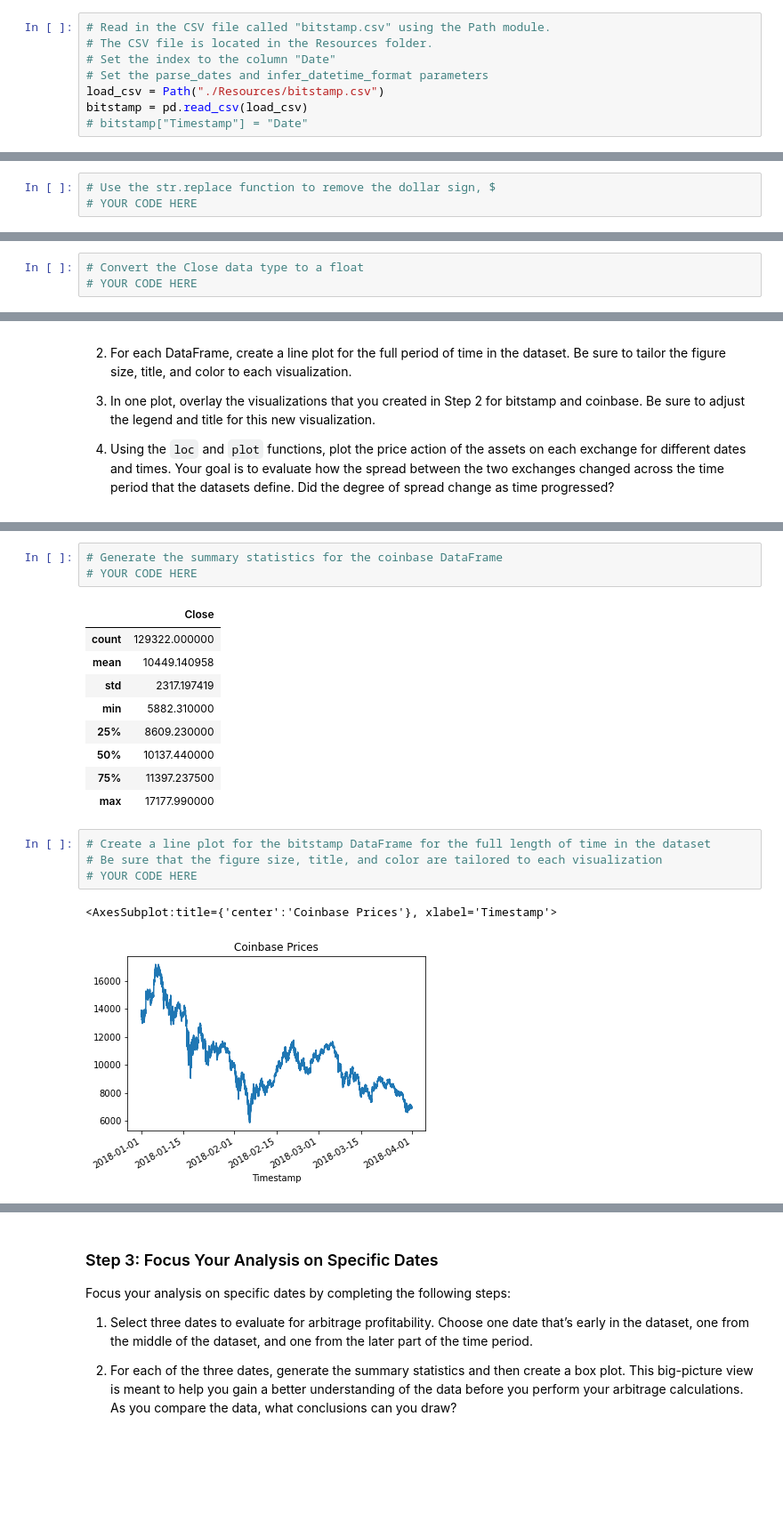
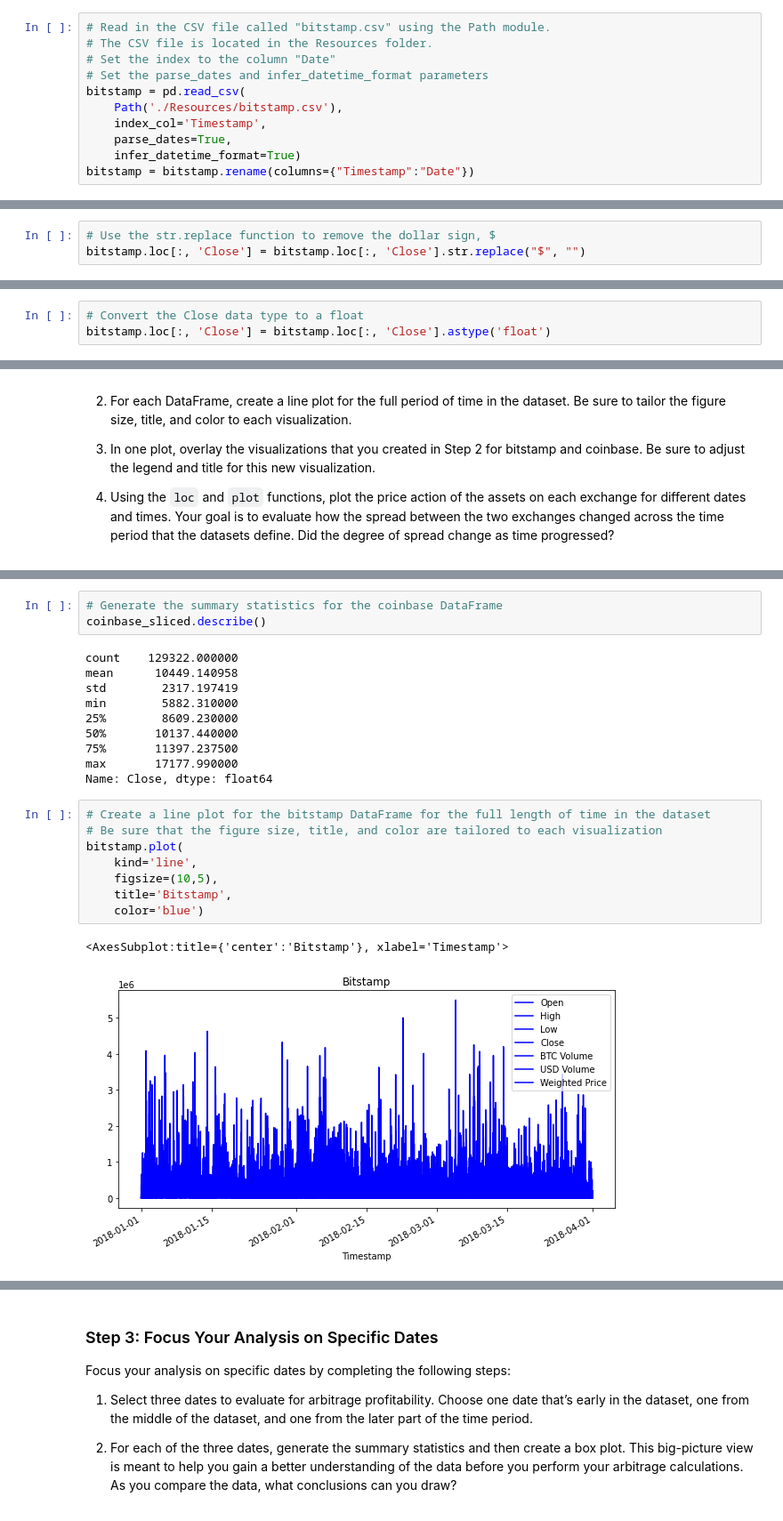
Before and after one commit to quinnwong31/CryptoArbitrage, a Jupyter notebook: crypto_arbitrage.ipynb, the cells around one changed output, grey strips where cells are left out. Shown: that part at 89% size. Saved outputs shown, nothing was run; the diff lists cells and outputs as text; blank space fills up the shorter version.

```diff
--- a/crypto_arbitrage.ipynb
+++ b/crypto_arbitrage.ipynb
@@ -37,9 +37,12 @@ Instructions.
 # The CSV file is located in the Resources folder.
 # Set the index to the column "Date"
 # Set the parse_dates and infer_datetime_format parameters
-load_csv = Path("./Resources/bitstamp.csv")
-bitstamp = pd.read_csv(load_csv)
-# bitstamp["Timestamp"] = "Date"
+bitstamp = pd.read_csv(
+    Path('./Resources/bitstamp.csv'),
+    index_col='Timestamp',
+    parse_dates=True,
+    infer_datetime_format=True)
+bitstamp = bitstamp.rename(columns={"Timestamp":"Date"})
 # %% [markdown]
 ### Step 2: Use the `head` (and/or the `tail`) function to confirm that Pandas properly imported the data.
 # %%
@@ -94,12 +118,12 @@ To prepare and clean your data for analysis, complete the following steps:
 ### Step 2: Use the `str.replace` function to remove the dollar signs ($) from the values in the Close column.
 # %%
 # Use the str.replace function to remove the dollar sign, $
-# YOUR CODE HERE
+bitstamp.loc[:, 'Close'] = bitstamp.loc[:, 'Close'].str.replace("$", "")
 # %% [markdown]
 ### Step 3: Convert the data type of the Close column to a `float`.
 # %%
 # Convert the Close data type to a float
-# YOUR CODE HERE
+bitstamp.loc[:, 'Close'] = bitstamp.loc[:, 'Close'].astype('float')
 # %% [markdown]
 ### Step 4: Review the data for duplicated values, and drop them if necessary.
 # %%
@@ -186,23 +238,27 @@ Sort through the time series data associated with the bitstamp and coinbase Data
 # %%
 # Generate the summary statistics for the coinbase DataFrame
-# YOUR CODE HERE
+coinbase_sliced.describe()
 # %% [output]
-|  | Close |
-| count | 129322.000000 |
-| mean | 10449.140958 |
-| std | 2317.197419 |
-| min | 5882.310000 |
-| 25% | 8609.230000 |
-| 50% | 10137.440000 |
-| 75% | 11397.237500 |
-| max | 17177.990000 |
+count    129322.000000
+mean      10449.140958
+std        2317.197419
+min        5882.310000
+25%        8609.230000
+50%       10137.440000
+75%       11397.237500
+max       17177.990000
+Name: Close, dtype: float64
 # %%
 # Create a line plot for the bitstamp DataFrame for the full length of time in the dataset
 # Be sure that the figure size, title, and color are tailored to each visualization
-# YOUR CODE HERE
+bitstamp.plot(
+    kind='line',
+    figsize=(10,5),
+    title='Bitstamp',
+    color='blue')
 # %% [output]
-<AxesSubplot:title={'center':'Coinbase Prices'}, xlabel='Timestamp'>
+<AxesSubplot:title={'center':'Bitstamp'}, xlabel='Timestamp'>
-[figure, old version]
+[figure, new version]
 # %%
 # Create a line plot for the coinbase DataFrame for the full length of time in the dataset
 # Be sure that the figure size, title, and color are tailored to each visualization
```
Also changed, not shown: parts of 28 cells of this notebook.
